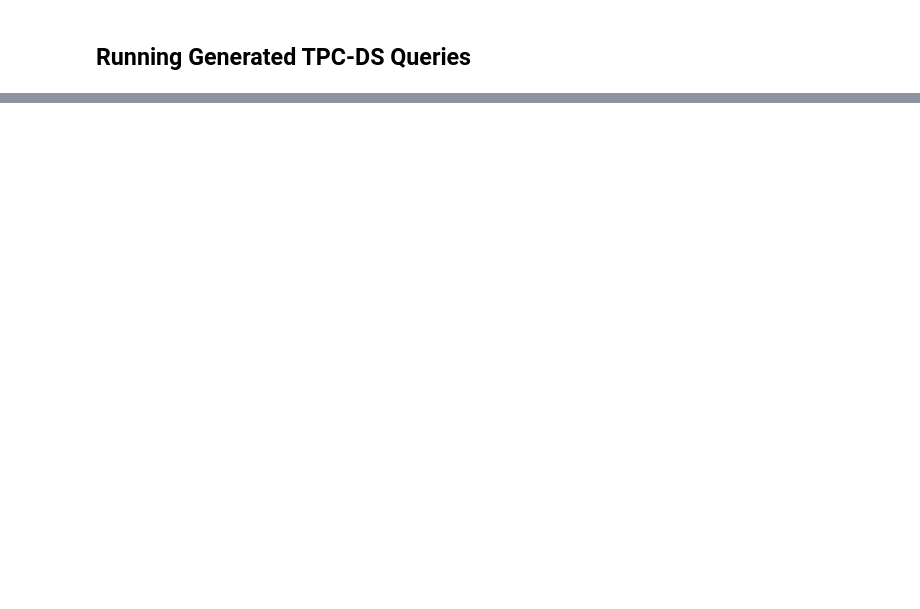
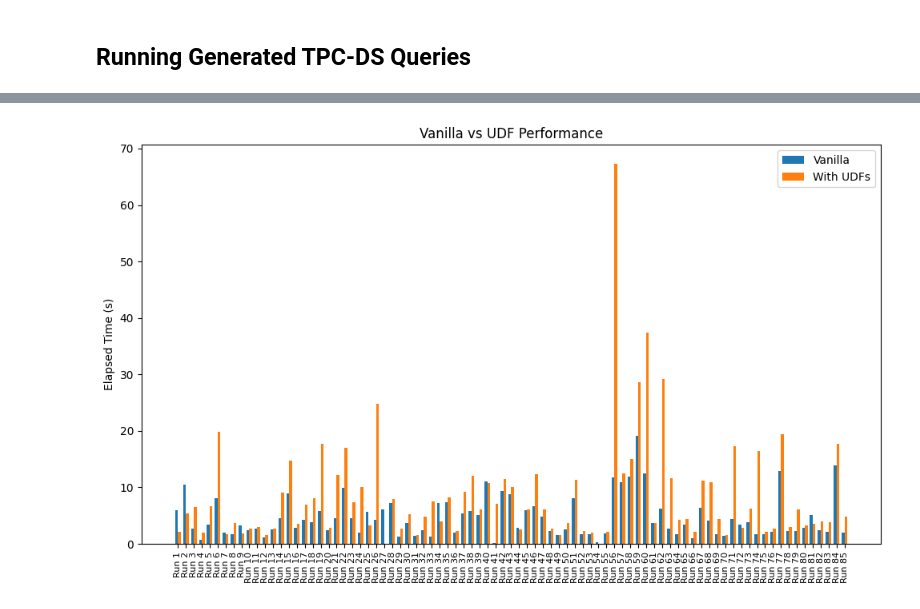
Before and after one commit to pmukho/CS230-Project, a Jupyter notebook: sql_annotated/tpc-ds-runner.ipynb, the cells around one changed output, grey strips where cells are left out. Cells and saved outputs as stored; diff of their text form; code cells hidden in the pictures; blank space fills up the shorter version.

```diff
--- a/sql_annotated/tpc-ds-runner.ipynb
+++ b/sql_annotated/tpc-ds-runner.ipynb
@@ -116,7 +116,7 @@ for sql_file in sorted(sql_dir.glob("*.sql")):
 	if query:
 		try:
 			start_time = time.time()
-			df = spark.sql(query)
+			df = spark.sql(query).count()
 			runnable.append({
 				"query": query,
 				"elapsed_time_without_udfs": time.time() - start_time,
@@ -157,7 +190,9 @@ from sqlglot.optimizer import optimize
 
 with open("./tpcds-kit/tools/tpcds.sql") as f:
     sql = f.read()
-    sql = "\n".join([line for line in sql.split("\n") if not line.strip().startswith("--")])
+    sql = "\n".join(
+        [line for line in sql.split("\n") if not line.strip().startswith("--")]
+    )
 
 map_schema = {}
 for statement in parse(sql):
@@ -173,3 +208,4 @@ for statement in parse(sql):
         map_schema[table_name] = columns
 
 schema_obj = MappingSchema(map_schema)
+print(map_schema)
@@ -207,0 +343,25 @@ KeyboardInterrupt:
+# %%
+import matplotlib.pyplot as plt
+
+vanilla_times = [r["elapsed_time_without_udfs"] for r in runnable]
+udf_times = [r["elpased_time_with_udfs"] for r in runnable]
+
+x = np.arange(len(vanilla_times))  # x-axis positions
+width = 0.35
+
+fig, ax = plt.subplots(figsize=(10, 6))
+
+ax.bar(x - width/2, vanilla_times, width, label='Vanilla')
+ax.bar(x + width/2, udf_times, width, label='With UDFs')
+
+ax.set_xticks(x)
+ax.set_xticklabels([f"Run {i+1}" for i in x], rotation=90, fontsize=8)
+
+ax.set_ylabel("Elapsed Time (s)")
+ax.set_title("Vanilla vs UDF Performance")
+ax.legend()
+
+plt.tight_layout()
+plt.show()
+# %% [output]
+[figure, added]
```
Also changed, not shown: parts of 9 cells of this notebook, 2 other files.
